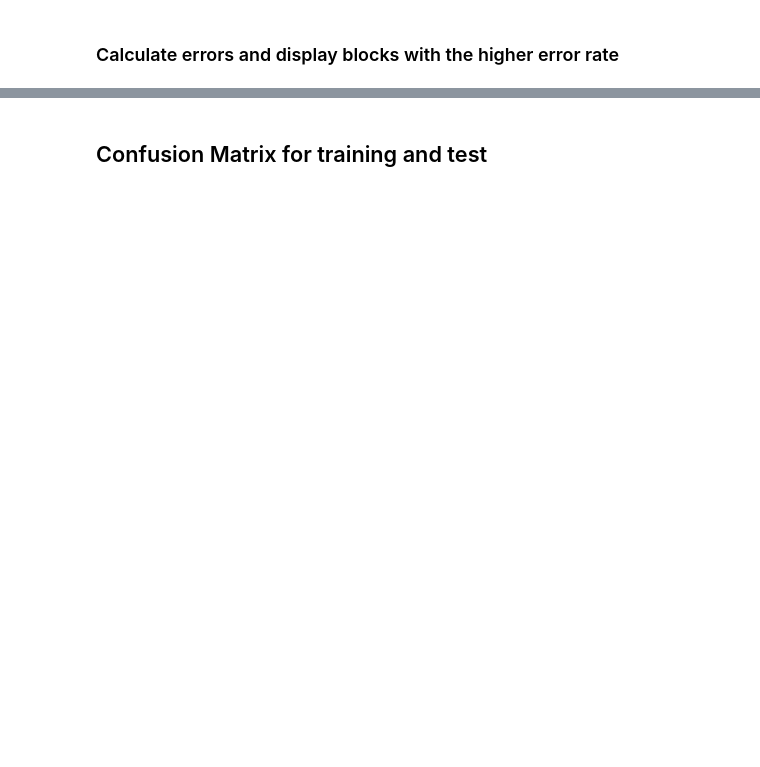
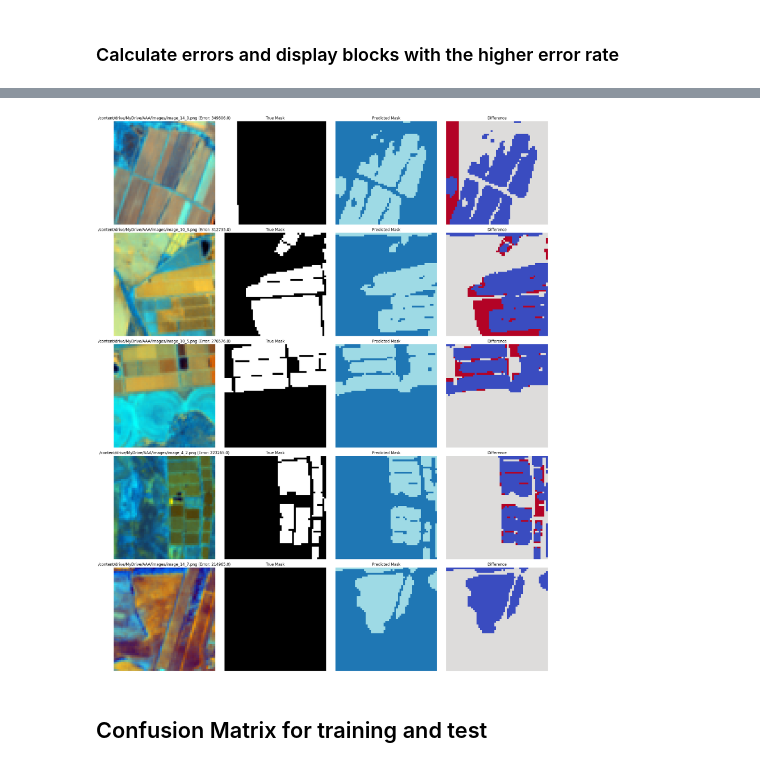
Before and after one commit to inesbsilveira/2nd-semester-2023, a Jupyter notebook: IS_MC_code_img_segmentation_workinprogress.ipynb, the cells around one changed output, grey strips where cells are left out. Cells and saved outputs as stored; diff of their text form; code cells hidden in the pictures; blank space fills up the shorter version.

```diff
--- a/IS_MC_code_img_segmentation_workinprogress.ipynb
+++ b/IS_MC_code_img_segmentation_workinprogress.ipynb
@@ -567,2 +389,76 @@ for i, idx in enumerate(indices_to_display):
+# %%
+# Define paths to the "predicted" folders
+predicted_folder = Path('/content/drive/MyDrive/AAA/predicted')
+
+# Get the file names of the test set images
+with open('/content/drive/MyDrive/AAA/test_set.txt', 'r') as f:
+    test_set_files = [line.strip() for line in f]
+
+# Calculate pixel-wise errors and store them in a dictionary
+errors = {}
+
+for file_name in test_set_files:
+    # Load the ground truth mask for the sample from the "labels1" folder
+    row, column = get_row_column_from_filename(file_name)
+    mask_file = mask_folder / f'image_{row}_{column}_mask1.png'
+    true_mask = np.array(Image.open(mask_file))
+
+    # Load the predicted mask for the sample from the "predicted" folder
+    pred_mask_file = predicted_folder / f'image_{row}_{column}_predicted.png'
+    pred_mask = np.array(Image.open(pred_mask_file))
+
+    # Calculate the pixel-wise error between the true mask and predicted mask
+    error = np.sum(np.abs(true_mask - pred_mask))
+    errors[file_name] = error
+
+# Sort the blocks by error in descending order
+sorted_errors = {k: v for k, v in sorted(errors.items(), key=lambda item: item[1], reverse=True)}
+
+# Get the file names of the blocks with the highest errors
+top_5_blocks = list(sorted_errors.keys())[:5]
+
+# Display the top 5 blocks with the highest errors
+num_columns = 4
+
+fig, axes = plt.subplots(len(top_5_blocks), num_columns, figsize=(20, 5 * len(top_5_blocks)))
+
+for i, file_name in enumerate(top_5_blocks):
+    sample_image_path = image_folder / file_name
+    sample_image = PILImage.create(sample_image_path)
+
+    # Load the ground truth mask for the sample from the "labels1" folder
+    row, column = get_row_column_from_filename(file_name)
+    mask_file = mask_folder / f'image_{row}_{column}_mask1.png'
+    true_mask = np.array(Image.open(mask_file))
+
+    # Load the predicted mask for the sample from the "predicted" folder
+    pred_mask_file = predicted_folder / f'image_{row}_{column}_predicted.png'
+    pred_mask = np.array(Image.open(pred_mask_file))
+
+    # Display the satellite aggregate image with file name as title
+    axes[i, 0].imshow(sample_image)
+    axes[i, 0].set_title(file_name + " (Error: " + str(errors[file_name]) + ")")
+    axes[i, 0].axis('off')
+
+    # Display the true mask
+    axes[i, 1].imshow(true_mask, cmap='gray')
+    axes[i, 1].set_title('True Mask')
+    axes[i, 1].axis('off')
+
+    # Display the predicted mask
+    axes[i, 2].imshow(pred_mask, cmap='tab20')
+    axes[i, 2].set_title('Predicted Mask')
+    axes[i, 2].axis('off')
+
+    # Display the difference between true and predicted masks
+    difference_mask = true_mask - pred_mask
+    axes[i, 3].imshow(difference_mask, cmap='coolwarm', vmin=-1, vmax=1)
+    axes[i, 3].set_title('Difference')
+    axes[i, 3].axis('off')
+
+plt.tight_layout()
+plt.show()
+# %% [output]
+[figure, added]
 # %% [markdown]
 ## Confusion Matrix for training and test
```
Also changed, not shown: parts of 10 cells of this notebook.
